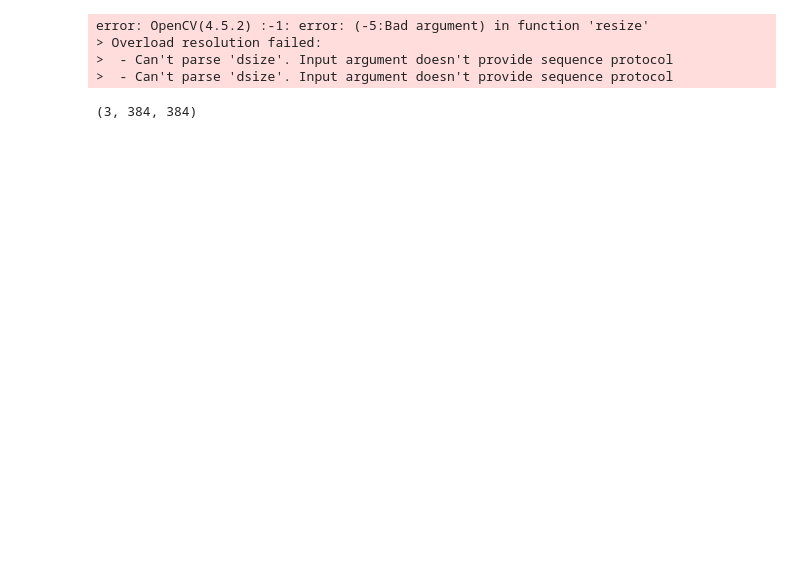
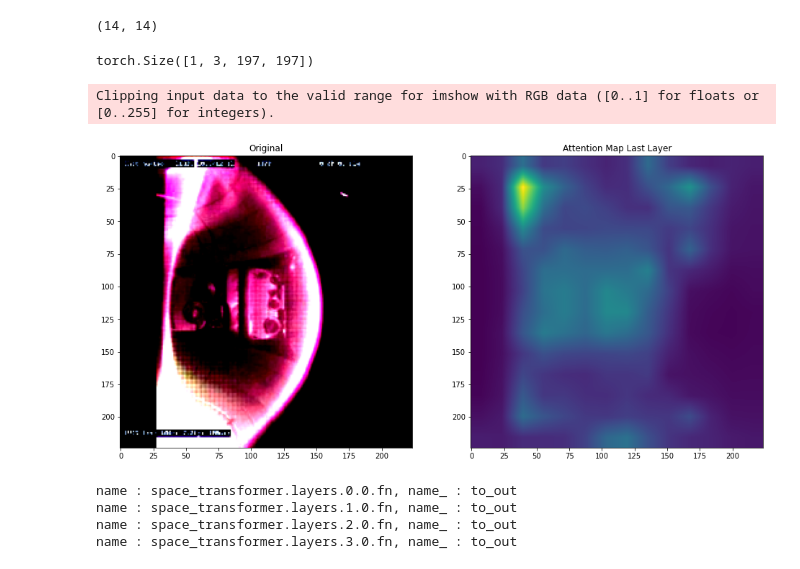
Before and after one commit to ZINZINBIN/Disruption-Prediciton-based-on-Multimodal-Deep-Learning, a Jupyter notebook: test.ipynb, the cells around one changed output. Cells and saved outputs as stored; diff of their text form; code cells hidden in the pictures; blank space fills up the shorter version.

```diff
--- a/test.ipynb
+++ b/test.ipynb
@@ -5,10 +5,13 @@ from torchvision import transforms
 from vision_transformer_pytorch import VisionTransformer
 
 transform = transforms.Compose([
-    transforms.Resize((384, 384)),
+    transforms.Resize((224, 224)),
     transforms.ToTensor(),
     transforms.Normalize(
         mean=[0.485, 0.456, 0.406],
         std=[0.229, 0.224, 0.225],
     ),
 ])
+
+model = torch.hub.load('facebookresearch/deit:main', 'deit_tiny_patch16_224', pretrained=True)
+model.eval()
@@ -15,5 +37,3 @@ transform = transforms.Compose([
-# %%
-model = VisionTransformer.from_name('ViT-B_16', num_classes=2)
 # %%
 import numpy as np
 import cv2
@@ -80,12 +100,17 @@ def rollout(attentions : List[torch.Tensor], discard_ratio : float, head_fusion
             flat[0, indices] = 0
 
             I = torch.eye(attention_heads_fused.size(-1))
+
+            print("attention_heads_fused : ", attention_heads_fused.size())
+            print("I : ", I.size())
             a = (attention_heads_fused + 1.0 * I) / 2.0
             a = a / a.sum(dim = -1)
 
             result = torch.matmul(a, result)
 
-    mask = result
+    mask = result[0,0,1:]
+    width = int(mask.size(-1)**0.5)
+    mask = mask.reshape(width, width)
     mask = mask.numpy()
     mask = mask / np.max(mask)
     return mask
@@ -128,22 +181,56 @@ att_mask = rollout_model(x)
+# %%
+att_mask.shape
+# %% [output]
+(14, 14)
+# %%
+rollout_model.attentions[-1].size()
+# %% [output]
+torch.Size([1, 3, 197, 197])
 # %%
 img = Image.open("./dataset/dur21_dis0/test/disruption/21325_1369_1390/0000.jpg")
 img = transform(img).numpy()
 
 def plot_attention_map(original_img, att_map):
-    att_map = cv2.resize(384, 384)
+    original_img = np.transpose(original_img, (1,2,0))
+    att_map = cv2.resize(att_map, (224, 224))
     fig, (ax1, ax2) = plt.subplots(ncols=2, figsize=(16, 16))
     ax1.set_title('Original')
     ax2.set_title('Attention Map Last Layer')
     _ = ax1.imshow(original_img)
     _ = ax2.imshow(att_map)
 
 plot_attention_map(img, att_mask)
 # %% [output]
-error: OpenCV(4.5.2) :-1: error: (-5:Bad argument) in function 'resize'
-> Overload resolution failed:
->  - Can't parse 'dsize'. Input argument doesn't provide sequence protocol
->  - Can't parse 'dsize'. Input argument doesn't provide sequence protocol
+Clipping input data to the valid range for imshow with RGB data ([0..1] for floats or [0..255] for integers).
+[figure, added]
-# %%
-img.shape
-# %% [output]
-(3, 384, 384)
+# %%
+from src.models.ViViT import ViViT
+
+model = ViViT(
+    image_size = 128,
+    patch_size = 32,
+    n_classes = 2,
+    n_frames = 21,
+    dim = 64,
+    depth = 4,
+    n_heads = 8,
+    pool = "cls",
+    in_channels = 3,
+    d_head = 64,
+    dropout = 0.25,
+    embedd_dropout=0.25,
+    scale_dim = 4
+)
+
+save_best_dir = "./weights/ViViT_clip_21_dist_0_best.pt"
+model.load_state_dict(torch.load(save_best_dir))
+
+for name, module in model.named_modules():
+    for name_, module_ in module.named_children():
+        if "to_out" in name_ and "space_transformer" in name:
+            print("name : {}, name_ : {}".format(name, name_))
+# %% [output]
+name : space_transformer.layers.0.0.fn, name_ : to_out
+name : space_transformer.layers.1.0.fn, name_ : to_out
+name : space_transformer.layers.2.0.fn, name_ : to_out
+name : space_transformer.layers.3.0.fn, name_ : to_out
```
Also changed, not shown: parts of 8 cells of this notebook, 3 other files.
